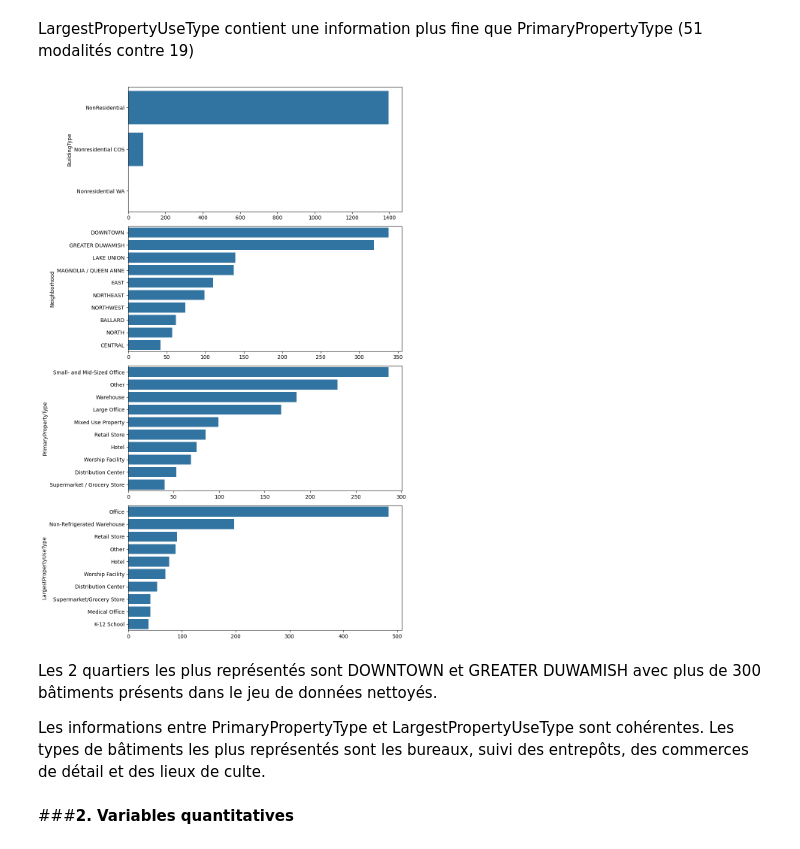
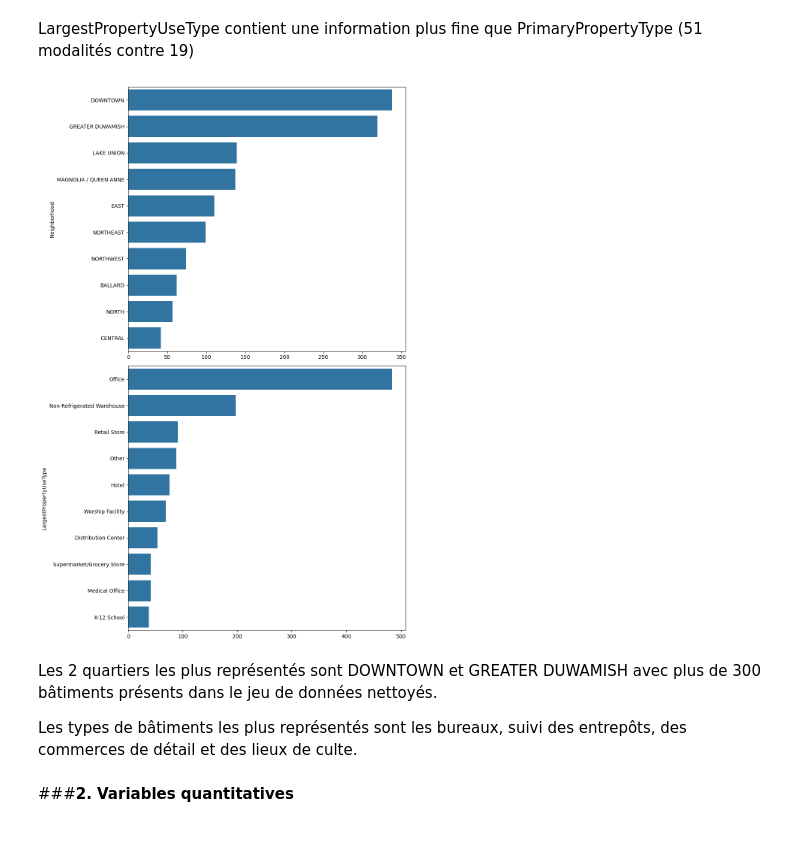
Before and after one commit to helenatong/oc_p3_Anticipez_les_besoins_en_consommation_de_batiments, a Jupyter notebook: cleaning.ipynb, the cells around one changed output. Saved outputs shown, nothing was run; the diff lists cells and outputs as text; code cells hidden in the pictures.

```diff
--- a/cleaning.ipynb
+++ b/cleaning.ipynb
@@ -478,6 +544,13 @@ print(df['LastYearENERGYSTARCertified'].unique(), df['NbYearENERGYSTARCertified'
 df.drop(columns=['YearsENERGYSTARCertified'], inplace=True)
 # %% [output]
 [  nan 2016. 2014. 2012. 2017. 2010. 2015. 2007. 2009. 2011. 2013.] [ 0  1  2 10  3  5  9 13  7  4  6  8 15]
+# %%
+# Eviter le data leakage
+## Je créé des ratios car seul les valeurs d'une année de SteamUse, Electricity et NaturalGas seront disponibles
+
+df['RatioSteamUse'] = round(df['SteamUse(kBtu)']/ (df['SteamUse(kBtu)'] + df['Electricity(kBtu)'] + df['NaturalGas(kBtu)']), 2)
+df['RatioElectricity'] = round(df['Electricity(kBtu)']/ (df['SteamUse(kBtu)'] + df['Electricity(kBtu)'] + df['NaturalGas(kBtu)']), 2)
+df['RatioNaturalGas'] = round(df['NaturalGas(kBtu)']/ (df['SteamUse(kBtu)'] + df['Electricity(kBtu)'] + df['NaturalGas(kBtu)']), 2)
 # %%
 df.reset_index()
 # %% [output]
@@ -547,12 +623,9 @@ LargestPropertyUseTypeGFA           4   0.0
+# %%
+# suppression des variables avec beaucoup de valeurs manquantes
+df.drop(columns=['ThirdLargestPropertyUseType'], inplace=True)
+df.drop(columns=['ThirdLargestPropertyUseTypeGFA'], inplace=True)
+df.drop(columns=['SecondLargestPropertyUseType'], inplace=True)
+df.drop(columns=['SecondLargestPropertyUseTypeGFA'], inplace=True)
 # %%
 # pour LastYearENERGYSTARCertified l'absence de valeurs signifie que le bâtiment n'a jamais été certifié
 df['LastYearENERGYSTARCertified'].fillna(0, inplace=True)
-# %%
-# l'absence de valeurs signifie que le bâtiment signifie qu'il n'y a pas de deuxieme ou troisieme usage
-df['ThirdLargestPropertyUseType'].fillna('missing', inplace=True)
-df['ThirdLargestPropertyUseTypeGFA'].fillna(0, inplace=True)
-
-df['SecondLargestPropertyUseType'].fillna('missing', inplace=True)
-df['SecondLargestPropertyUseTypeGFA'].fillna(0, inplace=True)
-
-df['LargestPropertyUseType'].fillna("missing", inplace=True)
@@ -561,3 +637,8 @@ df['LargestPropertyUseType'].fillna("missing", inplace=True)
 impute_knn = KNNImputer(n_neighbors=3)
 columns_to_impute = ['ENERGYSTARScore', 'LargestPropertyUseTypeGFA']
 df[columns_to_impute] = impute_knn.fit_transform(df[columns_to_impute])
+
+# imputation des variables ratio d'énergie
+impute_knn = KNNImputer(n_neighbors=3)
+columns_to_impute = ['RatioSteamUse', 'RatioElectricity', 'RatioNaturalGas']
+df[columns_to_impute] = impute_knn.fit_transform(df[columns_to_impute])
@@ -620,21 +675,21 @@ VARIABLES QUALITATIVES :
 LargestPropertyUseType contient une information plus fine que PrimaryPropertyType (51 modalités contre 19)
 # %%
 # TOP 10 des modalités de chaque variable qualitative
-L = ['BuildingType', 'Neighborhood', 'PrimaryPropertyType', 'LargestPropertyUseType']
+L = ['Neighborhood', 'LargestPropertyUseType']
 fig, axes = plt.subplots(nrows=len(L), ncols=1, figsize=(10,15))
 
 for i, col in enumerate(L):
   df_graph = df[col].value_counts().sort_values(ascending=False)
   sns.barplot(x=df_graph[:10].values, y=df_graph[:10].index, ax=axes[i])
 
 plt.tight_layout()
 plt.show()
 # %% [output]
-[figure, old version]
+[figure, new version]
 # %% [markdown]
 Les 2 quartiers les plus représentés sont DOWNTOWN et GREATER DUWAMISH avec plus de 300 bâtiments présents dans le jeu de données nettoyés.
 
-Les informations entre PrimaryPropertyType et LargestPropertyUseType sont cohérentes. Les types de bâtiments les plus représentés sont les bureaux, suivi des entrepôts, des commerces de détail et des lieux de culte.
+Les types de bâtiments les plus représentés sont les bureaux, suivi des entrepôts, des commerces de détail et des lieux de culte.
 # %% [markdown]
 ###**2. Variables quantitatives**
 # %%
```
Also changed, not shown: parts of 44 cells of this notebook.
